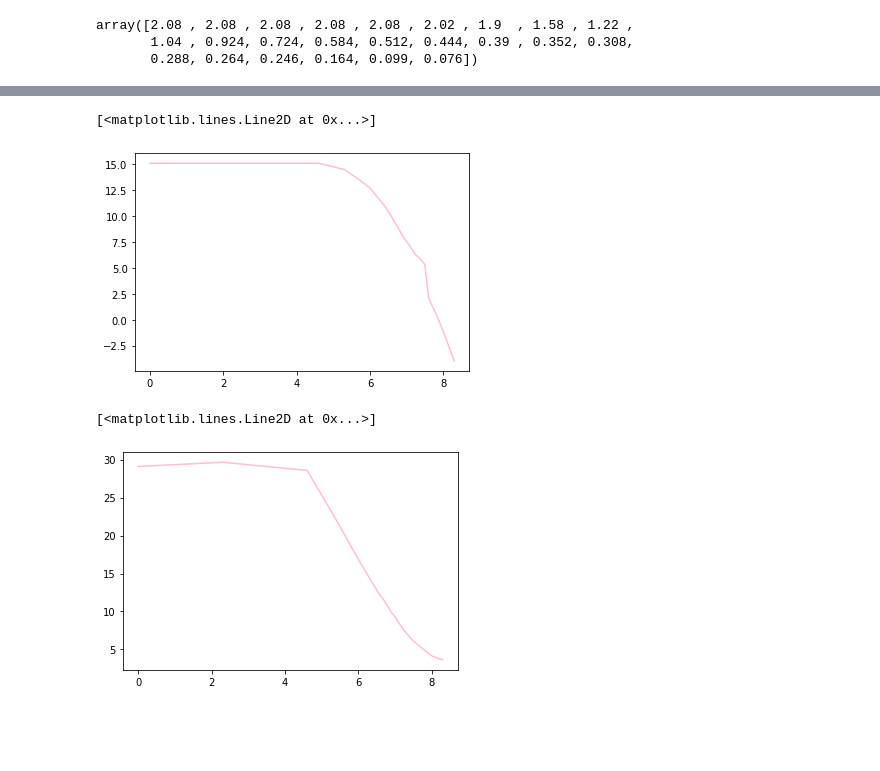
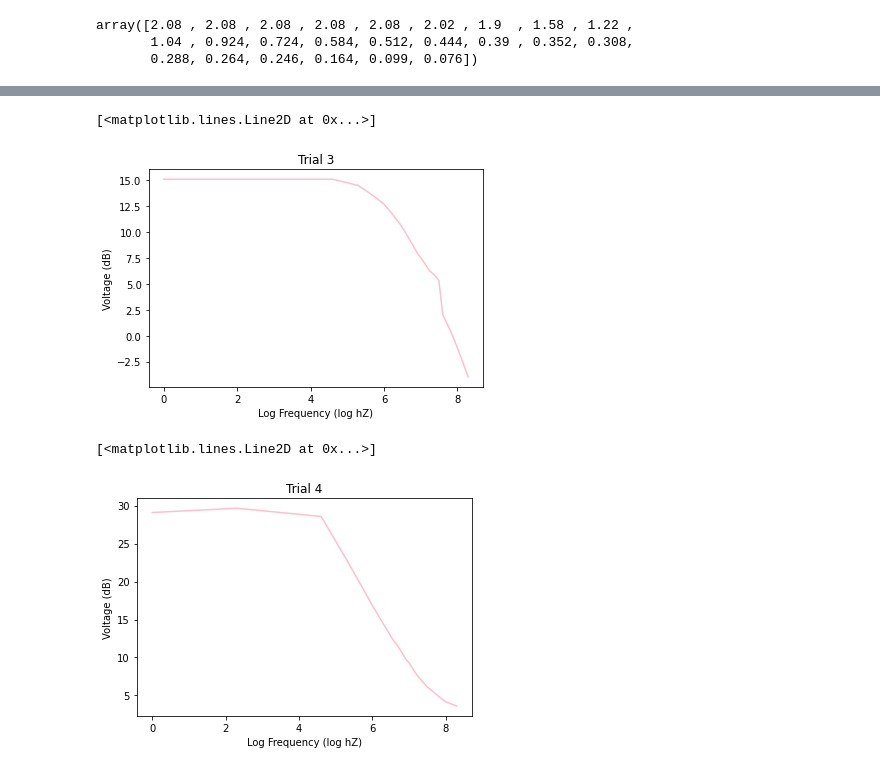
Before and after one commit to matthew-ding/physics5bl, a Jupyter notebook: Capstone/low_pass_analysis.ipynb, the cells around one changed output, grey strips where cells are left out. Drawn from its saved outputs; the diff is of its cells as text; code cells hidden in the pictures; blank space fills up the shorter version.

```diff
--- a/Capstone/low_pass_analysis.ipynb
+++ b/Capstone/low_pass_analysis.ipynb
@@ -73,28 +82,34 @@ plt.plot(frequency, voltage, 'pink')
 # %%
 ### TRIAL 3 ###
-frequency = pd.DataFrame.to_numpy(dataframe)[1:,8]
-frequency = np.array([float(x) for x in frequency])
-frequency
-voltage = pd.DataFrame.to_numpy(dataframe)[1:,9]
-voltage = np.array([float(x) for x in voltage])
-voltage
-voltage = Vp_to_dBm(voltage)
-frequency = np.log(frequency)
-plt.plot(frequency, voltage, 'pink')
+frequency3 = pd.DataFrame.to_numpy(dataframe)[1:,8]
+frequency3 = np.array([float(x) for x in frequency3])
+frequency3
+voltage3 = pd.DataFrame.to_numpy(dataframe)[1:,9]
+voltage3 = np.array([float(x) for x in voltage3])
+voltage3
+voltage3 = Vp_to_dBm(voltage3)
+frequency3 = np.log(frequency3)
+plt.title('Trial 3')
+plt.xlabel('Log Frequency (log hZ)')
+plt.ylabel('Voltage (dB)')
+plt.plot(frequency3, voltage3, 'pink')
 # %% [output]
 [<matplotlib.lines.Line2D at 0x...>]
-[figure, old version]
+[figure, new version]
 # %%
 ### TRIAL 4 ###
-frequency = pd.DataFrame.to_numpy(dataframe)[1:,12]
-frequency = np.array([float(x) for x in frequency])
-frequency
-voltage = pd.DataFrame.to_numpy(dataframe)[1:,13]
-voltage = np.array([float(x) for x in voltage])
-voltage
-voltage = Vp_to_dBm(voltage)
-frequency = np.log(frequency)
-plt.plot(frequency, voltage, 'pink')
+frequency4 = pd.DataFrame.to_numpy(dataframe)[1:,12]
+frequency4 = np.array([float(x) for x in frequency4])
+frequency4
+voltage4 = pd.DataFrame.to_numpy(dataframe)[1:,13]
+voltage4 = np.array([float(x) for x in voltage4])
+voltage4
+voltage4 = Vp_to_dBm(voltage4)
+frequency4 = np.log(frequency4)
+plt.title('Trial 4')
+plt.xlabel('Log Frequency (log hZ)')
+plt.ylabel('Voltage (dB)')
+plt.plot(frequency4, voltage4, 'pink')
 # %% [output]
 [<matplotlib.lines.Line2D at 0x...>]
-[figure, old version]
+[figure, new version]
```
Also changed, not shown: parts of 4 cells of this notebook.
